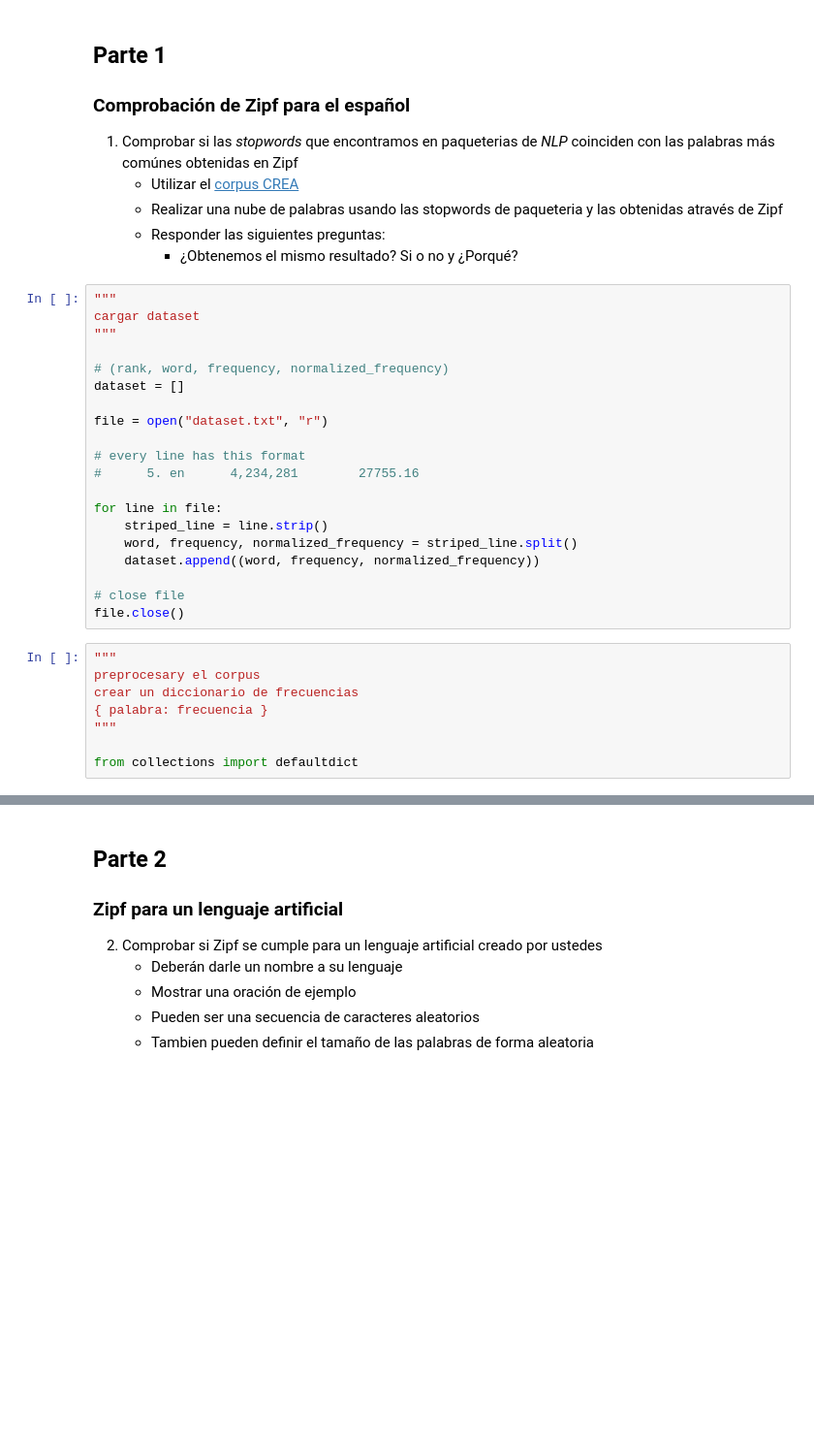
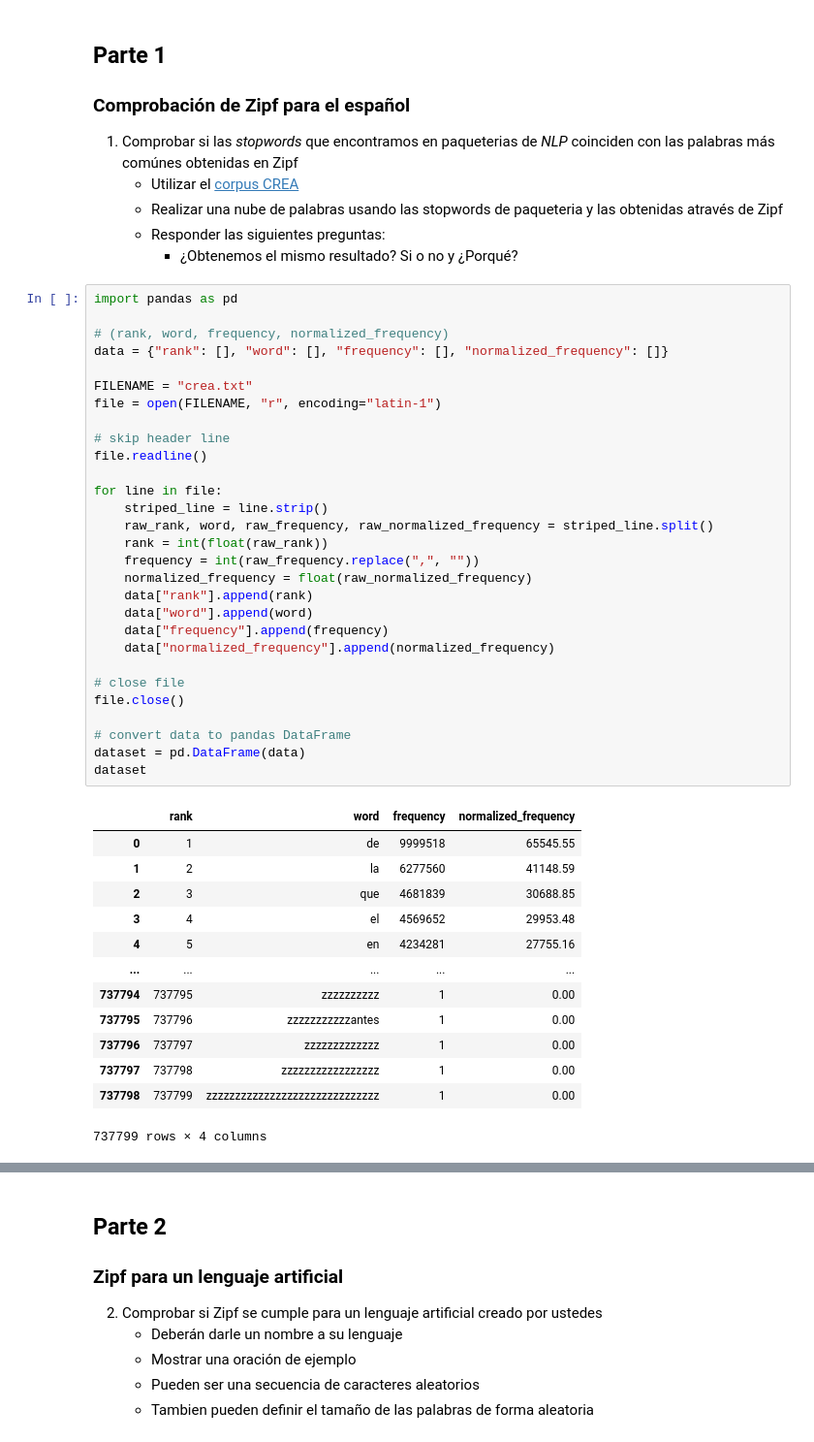
Before and after one commit to umoqnier/cl-2024-2-lab, a Jupyter notebook: practices/jardondiego/pr3/pr3.ipynb, the cells around one changed output, grey strips where cells are left out. Shown at 97% size. Drawn from its saved outputs; the diff is of its cells as text; blank space fills up the shorter version.

```diff
--- a/practices/jardondiego/pr3/pr3.ipynb
+++ b/practices/jardondiego/pr3/pr3.ipynb
@@ -25,31 +40,46 @@ Note: you may need to restart the kernel to use updated packages.
     - Realizar una nube de palabras usando las stopwords de paqueteria y las obtenidas através de Zipf
     - Responder las siguientes preguntas:
         - ¿Obtenemos el mismo resultado? Si o no y ¿Porqué?
-# %%
-"""
-cargar dataset
-"""
-
-# (rank, word, frequency, normalized_frequency)
-dataset = []
-
-file = open("dataset.txt", "r")
-
-# every line has this format
-#      5. en      4,234,281        27755.16
-
-for line in file:
-    striped_line = line.strip()
-    word, frequency, normalized_frequency = striped_line.split()
-    dataset.append((word, frequency, normalized_frequency))
-
-# close file
-file.close()
-# %%
-"""
-preprocesary el corpus
-crear un diccionario de frecuencias
-{ palabra: frecuencia }
-"""
-
-from collections import defaultdict
+# %%
+import pandas as pd
+
+# (rank, word, frequency, normalized_frequency)
+data = {"rank": [], "word": [], "frequency": [], "normalized_frequency": []}
+
+FILENAME = "crea.txt"
+file = open(FILENAME, "r", encoding="latin-1")
+
+# skip header line
+file.readline()
+
+for line in file:
+    striped_line = line.strip()
+    raw_rank, word, raw_frequency, raw_normalized_frequency = striped_line.split()
+    rank = int(float(raw_rank))
+    frequency = int(raw_frequency.replace(",", ""))
+    normalized_frequency = float(raw_normalized_frequency)
+    data["rank"].append(rank)
+    data["word"].append(word)
+    data["frequency"].append(frequency)
+    data["normalized_frequency"].append(normalized_frequency)
+
+# close file
+file.close()
+
+# convert data to pandas DataFrame
+dataset = pd.DataFrame(data)
+dataset
+# %% [output]
+|  | rank | word | frequency | normalized_frequency |
+| 0 | 1 | de | 9999518 | 65545.55 |
+| 1 | 2 | la | 6277560 | 41148.59 |
+| 2 | 3 | que | 4681839 | 30688.85 |
+| 3 | 4 | el | 4569652 | 29953.48 |
+| 4 | 5 | en | 4234281 | 27755.16 |
+| ... | ... | ... | ... | ... |
+| 737794 | 737795 | zzzzzzzzzz | 1 | 0.00 |
+| 737795 | 737796 | zzzzzzzzzzzantes | 1 | 0.00 |
+| 737796 | 737797 | zzzzzzzzzzzzz | 1 | 0.00 |
+| 737797 | 737798 | zzzzzzzzzzzzzzzzz | 1 | 0.00 |
+| 737798 | 737799 | zzzzzzzzzzzzzzzzzzzzzzzzzzzzzz | 1 | 0.00 |
+737799 rows × 4 columns
```
Also changed, not shown: parts of 8 cells of this notebook, 1 other file.
